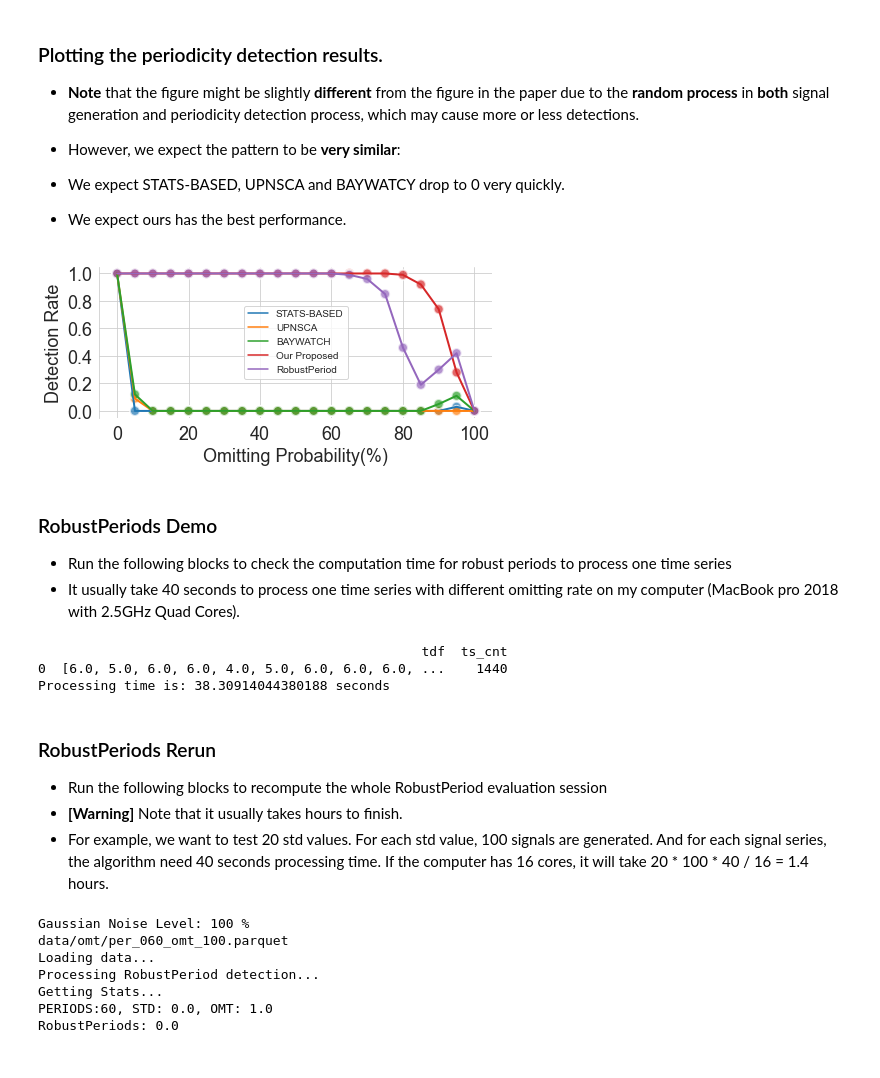
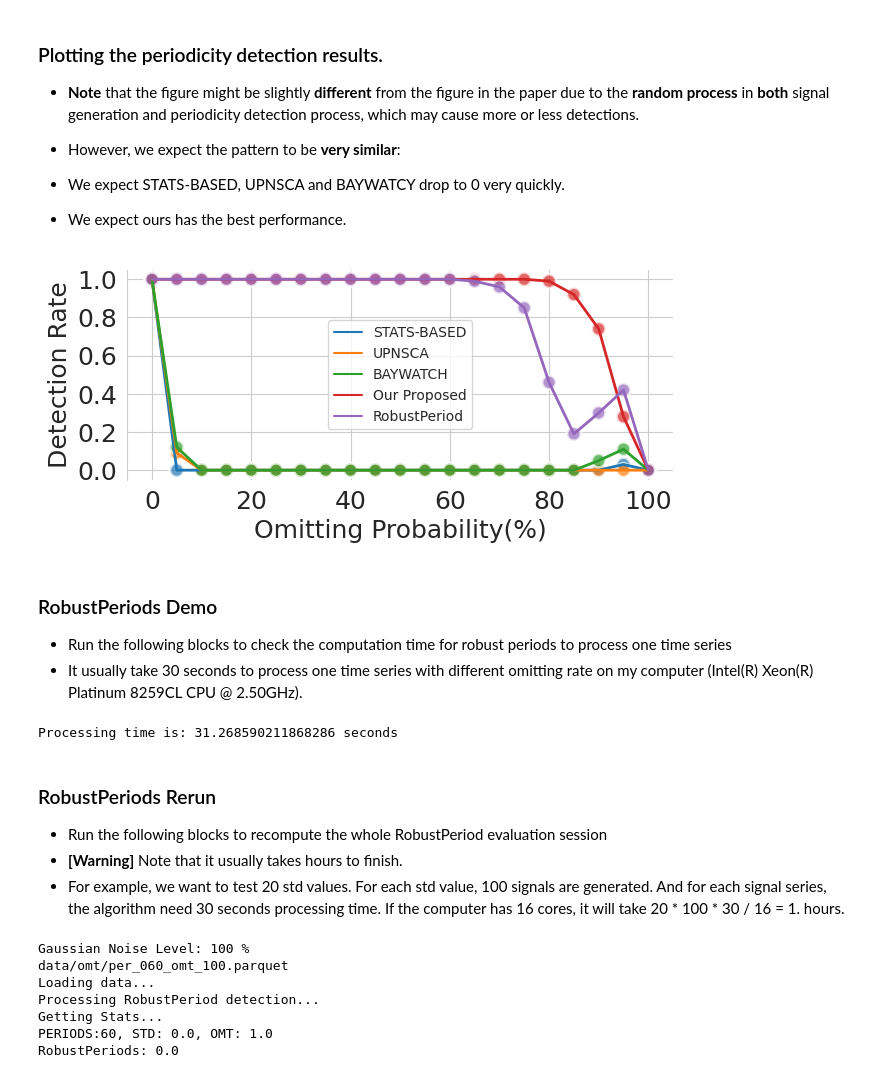
Before and after one commit to yizhezhang07/bcndetection, a Jupyter notebook: omit_simulation.ipynb, the cells around one changed output. Cells and saved outputs as stored; diff of their text form; code cells hidden in the pictures.

```diff
--- a/omit_simulation.ipynb
+++ b/omit_simulation.ipynb
@@ -198,3 +194,12 @@ statsdf_all = pd.concat([statsdf, statsdf_robust], ignore_index=True)
+# %%
+statsdf_robust = pd.read_csv("results/omt_robust.csv")
+# read your newly saved data
+statsdf = pd.read_csv("results/omt_evaluation_newresults.csv")
+
+# if you want to read our original results uncomment the following:
+# statsdf = pd.read_csv("results/omt_evaluation.csv")
+
+statsdf_all = pd.concat([statsdf, statsdf_robust], ignore_index=True)
 # %% [markdown]
 ### Plotting the periodicity detection results.
 - **Note** that the figure might be slightly **different** from the figure in the paper due to the **random process** in **both** signal generation and periodicity detection process, which may cause more or less detections.
@@ -205,52 +210,49 @@ statsdf_all = pd.concat([statsdf, statsdf_robust], ignore_index=True)
 # %%
 stats_per10 = statsdf_all.loc[statsdf_all["per"]==600]
 
 sns.set_style("whitegrid")
 plt.rcParams['axes.spines.left'] = True
 plt.rcParams['axes.spines.right'] = False
 plt.rcParams['axes.spines.top'] = False
 plt.rcParams['axes.spines.bottom'] = False
 
 fig, ax0 = plt.subplots(figsize=(6, 3))
 
 sns.set_palette("tab10")
 
-ax0 = sns.scatterplot(data=stats_per10, x = "omt", y="acc", hue="method", x_jitter=100, y_jitter=100,  linewidth=2, alpha=0.7, s=100, ax=ax0, legend = False)
+ax0 = sns.scatterplot(data=stats_per10, x = "omt", y="acc", hue="method", linewidth=2, alpha=0.7, s=100, ax=ax0, legend = False)
 ax0 = sns.lineplot(data=stats_per10, x = "omt", y="acc", hue="method", markers="acc", linewidth=2, ax=ax0, legend = True)
 
 ax0.set_ylabel("Detection Rate",  fontsize=18)
 ax0.set_xlabel("Omitting Probability(%)",  fontsize=18)
 ax0.tick_params(axis='x', labelsize=18)
 ax0.tick_params(axis='y', labelsize=18)
 ax0.set_yticks(np.arange(0, 1.2, step=0.2))
 ax0.legend()
 
 plt.xticks(fontsize=18)
 plt.yticks(fontsize=18)
 plt.subplots_adjust(0.07, 0.15, 0.98, 0.85)
 # %% [output]
-[figure, old version]
+[figure, new version]
 # %% [markdown]
 ### RobustPeriods Demo
 - Run the following blocks to check the computation time for robust periods to process one time series
-- It usually take 40 seconds to process one time series with different omitting rate on my computer (MacBook pro 2018 with 2.5GHz Quad Cores).
+- It usually take 30 seconds to process one time series with different omitting rate on my computer (Intel(R) Xeon(R) Platinum 8259CL CPU @ 2.50GHz).
 # %%
 demo_sigdf = gen_signal_df(period=10, std=0., omit_rate=0.1, count=1)
-print(demo_sigdf)
 
 start_t = time.time()
 demo_res = robustper_wrap(demo_sigdf)
 end_t = time.time()
 print("Processing time is: {} seconds".format(end_t - start_t))
 # %% [output]
-                                                 tdf  ts_cnt
-0  [6.0, 5.0, 6.0, 6.0, 4.0, 5.0, 6.0, 6.0, 6.0, ...    1440
-Processing time is: 38.30914044380188 seconds
+Processing time is: 31.268590211868286 seconds
 # %% [markdown]
 ### RobustPeriods Rerun
 - Run the following blocks to recompute the whole RobustPeriod evaluation session
 - **[Warning]** Note that it usually takes hours to finish.
-- For example, we want to test 20 std values. For each std value, 100 signals are generated. And for each signal series,  the algorithm need 40 seconds processing time. If the computer has 16 cores, it will take 20 * 100 * 40 / 16 = 1.4 hours.
+- For example, we want to test 20 std values. For each std value, 100 signals are generated. And for each signal series,  the algorithm need 30 seconds processing time. If the computer has 16 cores, it will take 20 * 100 * 30 / 16 = 1. hours.
 # %%
 stats_robust = pd.DataFrame(columns=["per", "std", "omt", "acc", "method"])
 
```
Also changed, not shown: parts of 3 cells of this notebook, 4 other files.
